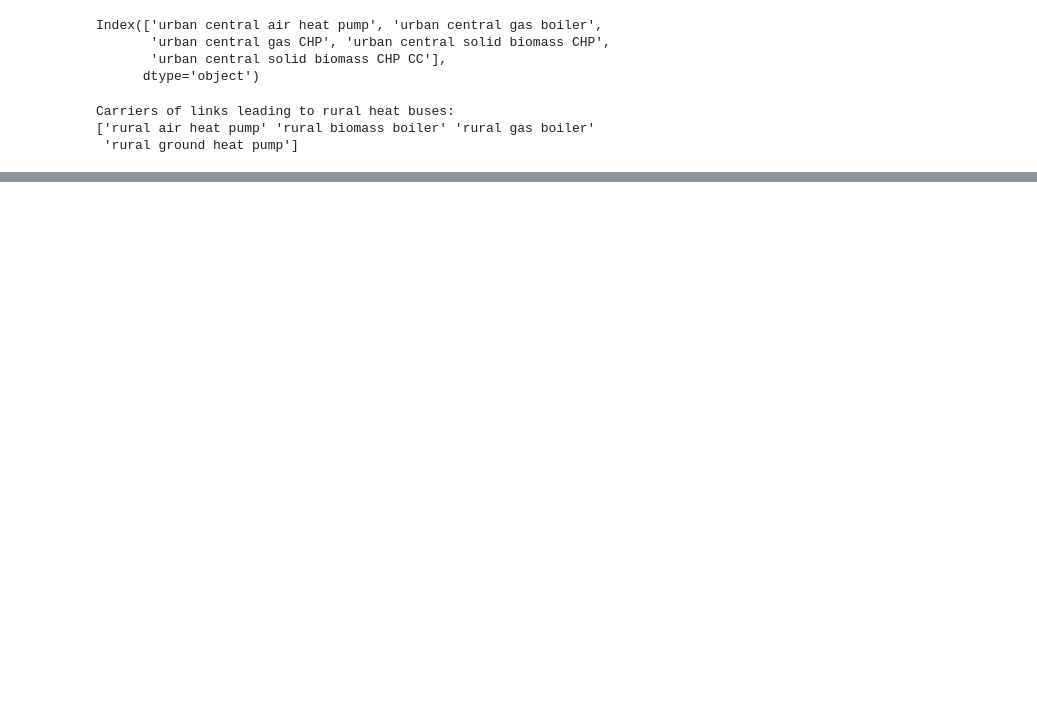
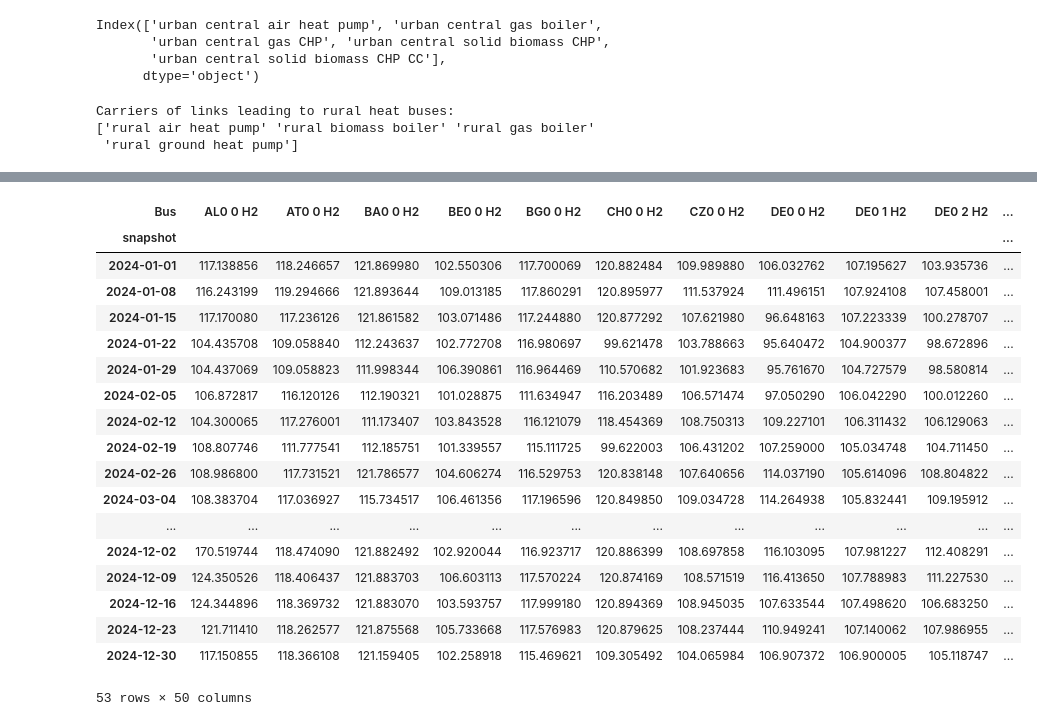
Before and after one commit to LukasFrankenQ/resilient-pypsa-eur, a Jupyter notebook: notebooks/plot_capex_opex_lcoe.ipynb, the cells around one changed output, grey strips where cells are left out. Saved outputs shown, nothing was run; the diff lists cells and outputs as text; code cells hidden in the pictures; blank space fills up the shorter version.

```diff
--- a/notebooks/plot_capex_opex_lcoe.ipynb
+++ b/notebooks/plot_capex_opex_lcoe.ipynb
@@ -305,0 +561,23 @@ heat>500 industry hydrogen
+# %%
+buses = n.buses.index[n.buses.carrier == 'H2']
+n.buses_t.marginal_price.loc[:, buses]
+# %% [output]
+| Bus | AL0 0 H2 | AT0 0 H2 | BA0 0 H2 | BE0 0 H2 | BG0 0 H2 | CH0 0 H2 | CZ0 0 H2 | DE0 0 H2 | DE0 1 H2 | DE0 2 H2 | ... |
+| snapshot |  |  |  |  |  |  |  |  |  |  | ... |
+| 2024-01-01 | 117.138856 | 118.246657 | 121.869980 | 102.550306 | 117.700069 | 120.882484 | 109.989880 | 106.032762 | 107.195627 | 103.935736 | ... |
+| 2024-01-08 | 116.243199 | 119.294666 | 121.893644 | 109.013185 | 117.860291 | 120.895977 | 111.537924 | 111.496151 | 107.924108 | 107.458001 | ... |
+| 2024-01-15 | 117.170080 | 117.236126 | 121.861582 | 103.071486 | 117.244880 | 120.877292 | 107.621980 | 96.648163 | 107.223339 | 100.278707 | ... |
+| 2024-01-22 | 104.435708 | 109.058840 | 112.243637 | 102.772708 | 116.980697 | 99.621478 | 103.788663 | 95.640472 | 104.900377 | 98.672896 | ... |
+| 2024-01-29 | 104.437069 | 109.058823 | 111.998344 | 106.390861 | 116.964469 | 110.570682 | 101.923683 | 95.761670 | 104.727579 | 98.580814 | ... |
+| 2024-02-05 | 106.872817 | 116.120126 | 112.190321 | 101.028875 | 111.634947 | 116.203489 | 106.571474 | 97.050290 | 106.042290 | 100.012260 | ... |
+| 2024-02-12 | 104.300065 | 117.276001 | 111.173407 | 103.843528 | 116.121079 | 118.454369 | 108.750313 | 109.227101 | 106.311432 | 106.129063 | ... |
+| 2024-02-19 | 108.807746 | 111.777541 | 112.185751 | 101.339557 | 115.111725 | 99.622003 | 106.431202 | 107.259000 | 105.034748 | 104.711450 | ... |
+| 2024-02-26 | 108.986800 | 117.731521 | 121.786577 | 104.606274 | 116.529753 | 120.838148 | 107.640656 | 114.037190 | 105.614096 | 108.804822 | ... |
+| 2024-03-04 | 108.383704 | 117.036927 | 115.734517 | 106.461356 | 117.196596 | 120.849850 | 109.034728 | 114.264938 | 105.832441 | 109.195912 | ... |
+| ... | ... | ... | ... | ... | ... | ... | ... | ... | ... | ... | ... |
+| 2024-12-02 | 170.519744 | 118.474090 | 121.882492 | 102.920044 | 116.923717 | 120.886399 | 108.697858 | 116.103095 | 107.981227 | 112.408291 | ... |
+| 2024-12-09 | 124.350526 | 118.406437 | 121.883703 | 106.603113 | 117.570224 | 120.874169 | 108.571519 | 116.413650 | 107.788983 | 111.227530 | ... |
+| 2024-12-16 | 124.344896 | 118.369732 | 121.883070 | 103.593757 | 117.999180 | 120.894369 | 108.945035 | 107.633544 | 107.498620 | 106.683250 | ... |
+| 2024-12-23 | 121.711410 | 118.262577 | 121.875568 | 105.733668 | 117.576983 | 120.879625 | 108.237444 | 110.949241 | 107.140062 | 107.986955 | ... |
+| 2024-12-30 | 117.150855 | 118.366108 | 121.159405 | 102.258918 | 115.469621 | 109.305492 | 104.065984 | 106.907372 | 106.900005 | 105.118747 | ... |
+53 rows × 50 columns
```
Also changed, not shown: parts of 16 cells of this notebook.
